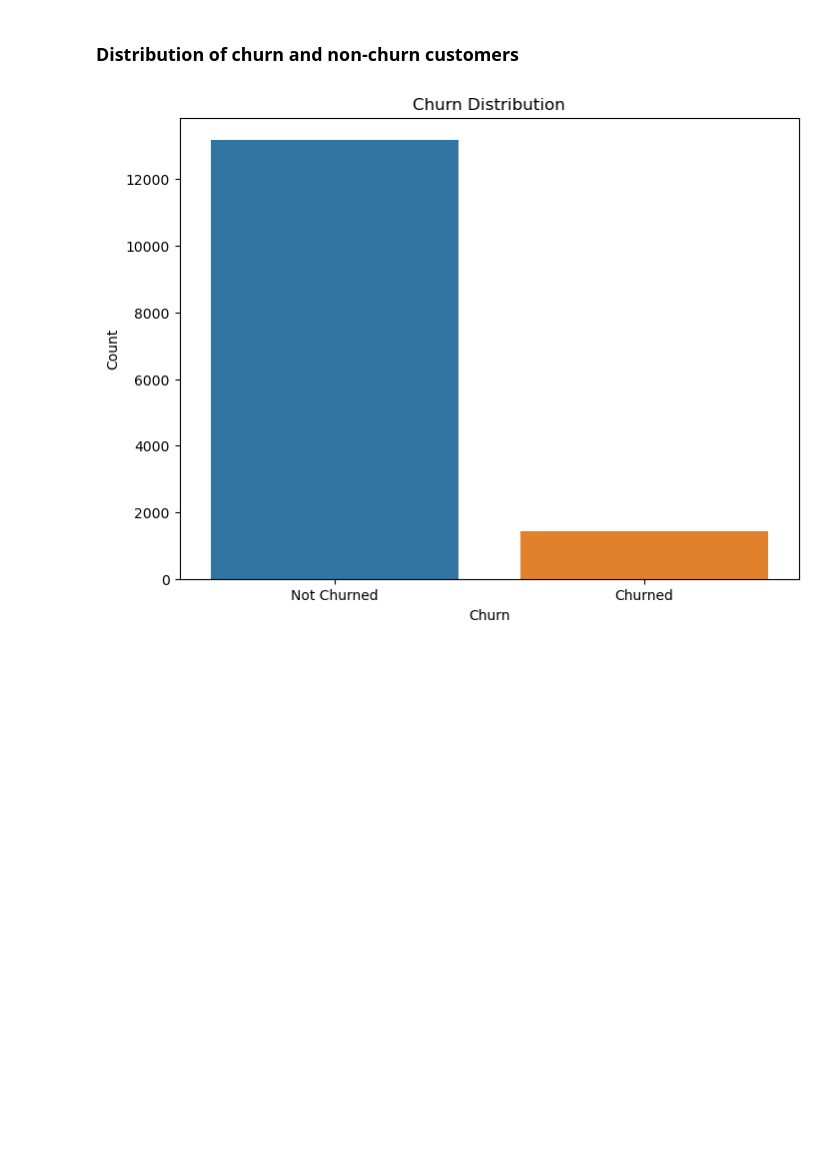
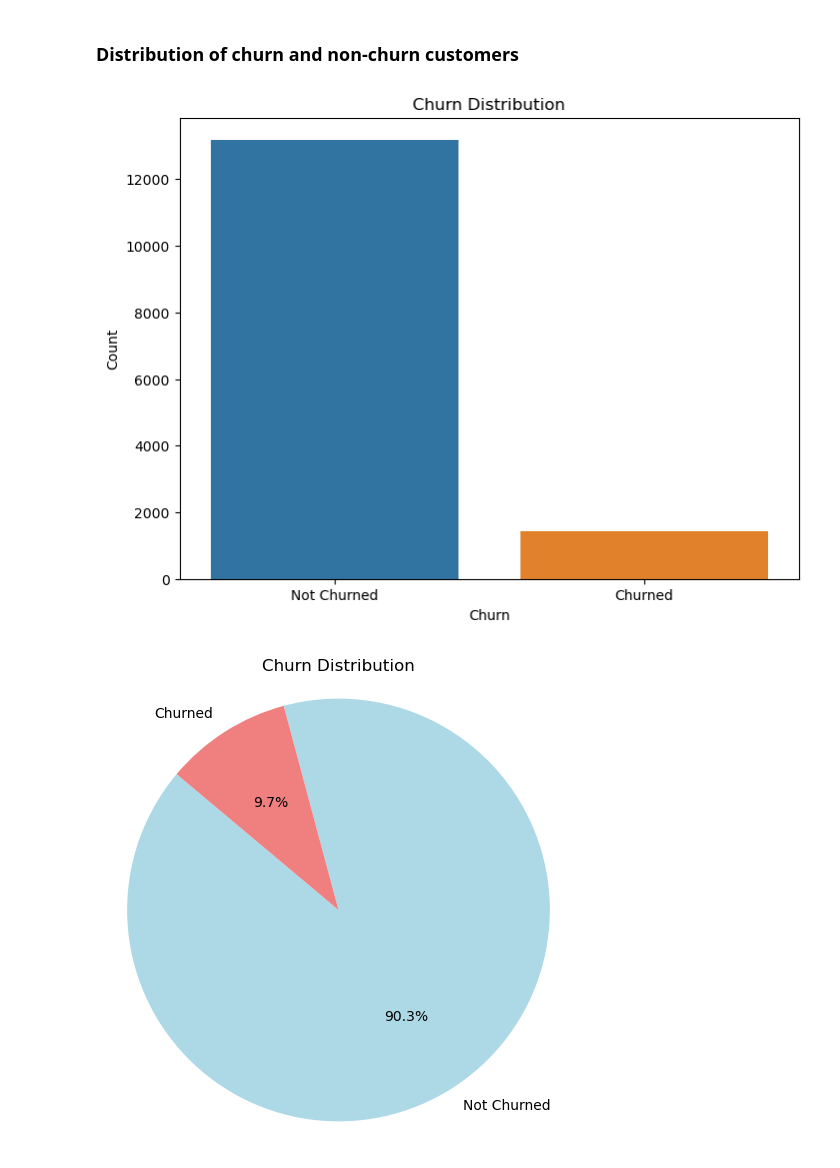
Before and after one commit to LaraOnipede/BCG_DataScience_AdvancedAnalytics_Virtual_Internship, a Jupyter notebook: EDA.ipynb, the cells around one changed output. Drawn from its saved outputs; the diff is of its cells as text; code cells hidden in the pictures; blank space fills up the shorter version.

```diff
--- a/EDA.ipynb
+++ b/EDA.ipynb
@@ -129,14 +126,28 @@ client_data.head(30)
 # %%
 import seaborn as sns
 import matplotlib.pyplot as plt
 
 # Create a bar plot for churn distribution
 plt.figure(figsize=(8, 6))
 sns.countplot(data=client_data, x='churn')
 plt.title('Churn Distribution')
 plt.xlabel('Churn')
 plt.ylabel('Count')
 plt.xticks([0, 1], ['Not Churned', 'Churned'])
 plt.show()
+
+
+# Calculate the churn counts
+churn_counts = client_data['churn'].value_counts()
+
+# Create a pie chart
+plt.figure(figsize=(6, 6))
+plt.pie(churn_counts, labels=['Not Churned', 'Churned'], autopct='%1.1f%%', colors=['lightblue', 'lightcoral'], startangle=140)
+plt.title('Churn Distribution')
+plt.axis('equal')  # Equal aspect ratio ensures that pie is drawn as a circle.
+
+# Display the pie chart
+plt.show()
 # %% [output]
 [figure]
+[figure, added]
```
Also changed, not shown: parts of 27 cells of this notebook.
